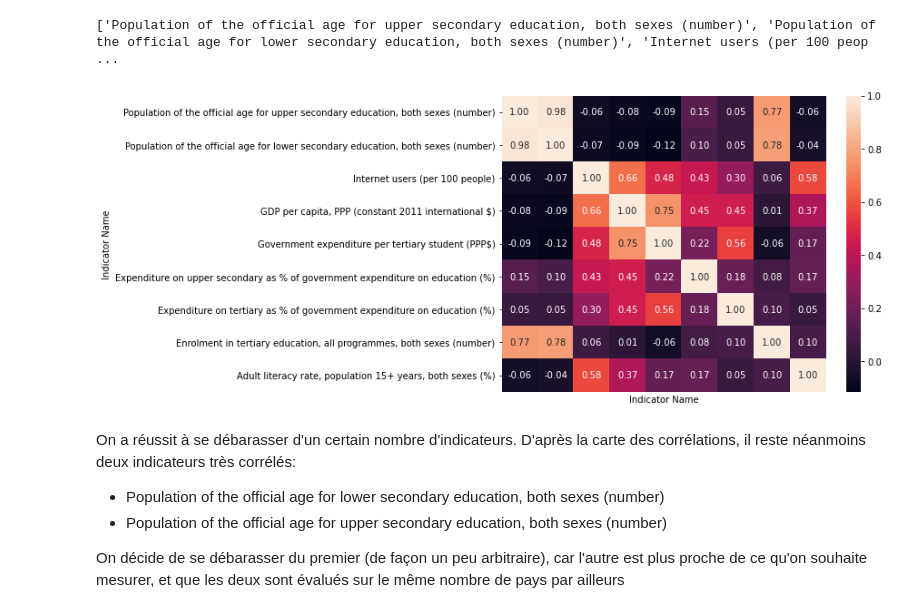
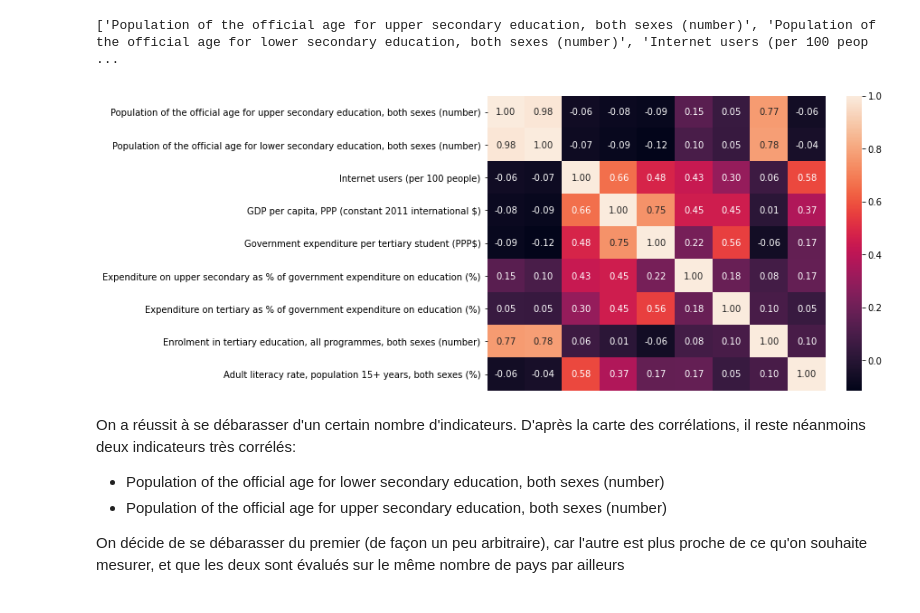
Before and after one commit to OlivierLegrand/P7, a Jupyter notebook: P2_EdStats_Academy.ipynb, the cells around one changed output. Drawn from its saved outputs; the diff is of its cells as text; code cells hidden in the pictures.

Commit message:
modifications sur le support et le notebook
modification des graphiques de la partie Nettoyage: utilisation de la bibliothèque seaborn

```diff
--- a/P2_EdStats_Academy.ipynb
+++ b/P2_EdStats_Academy.ipynb
@@ -1219,6 +1219,6 @@ df = past_data_countries.loc(axis=0)[:,:, 2000:2016]
 smallc = df['Population of the official age for upper secondary education, both sexes (number)'] < 11572
 
 index = smallc[smallc].index
-nan_countries = index.get_level_values(1)
-print(nan_countries.unique())
+small_countries = index.get_level_values(1)
+print(small_countries.unique())
 # %% [output]
@@ -1330,10 +1324,10 @@ y = tr.loc[index, ind[1]].sort_values().index
 for i, c in enumerate(ind):
     plt.figure(figsize=(8, 5))
     width = tr.loc[y, c]
-    plt.barh(y=y, width=width)
+    sns.barplot(x=width, y=y, color="b")
     plt.title(c, fontsize=12)
     plt.xlabel('Taux de remplissage (%)')
-    plt.xlim([0, 1])
+    plt.xlim([0, 1.1])
     plt.gcf().subplots_adjust(left=0.2, right=0.9)
     #plt.savefig('./livrables/images/'+c+'.png')
     plt.show()
@@ -1433,18 +1427,17 @@ Affichons les résultats
 # %%
 pd.reset_option("precision")
-year_counts = {}
-annee_ref = {}
+
+# On stocke les années de référence dans le dictionnaire annee_ref qui sera utile pour la suite
+#annee_ref[c] = int(year_lastentry[c].value_counts().idxmax()) # int() pour avoir les années au format entier et non  2011.0 par exemple
 cols = year_lastentry.columns
+annee_ref = {c:int(year_lastentry[c].value_counts().idxmax()) for c in cols}
+bins = np.arange(2000, 2018)
+
+# Diagrammes en bâtons pour chaque indicateur
 fig, axs = plt.subplots(len(cols), 1, figsize=(10, 80))
 
-# Préparation des données
 for i, c in enumerate(cols):
-    years = year_lastentry.groupby(c)[c].value_counts().index.get_level_values(0).astype('int')
-    year_counts[c] = year_lastentry.groupby(c)[c].count()
-    # On stocke les années de référence dans le dictionnaire annee_ref qui sera utile pour la suite
-    annee_ref[c] = int(year_lastentry[c].value_counts().idxmax()) # int() pour avoir les années au format entier et non  2011.0 par exemple
-
-    axs[i].bar(x=years, height=year_counts[c])
+    sns.histplot(year_lastentry[c], ax=axs[i], bins=bins, color="b")
     axs[i].set_title(c)
     axs[i].set_xlabel('Année')
     axs[i].set_ylabel('Nombre d\'occurrences')
@@ -1543,11 +1518,15 @@ print(selected)
 # %% [output]
 ['Population of the official age for upper secondary education, both sexes (number)', 'Population of the official age for lower secondary education, both sexes (number)', 'Internet users (per 100 peop ...
 # %%
-plt.figure(figsize=(8, 6))
+plt.figure(figsize=(13, 6))
 sns.heatmap(past_data_countries[selected].corr(), annot=True, xticklabels=False, fmt=".2f")
+plt.xlabel("")
+plt.ylabel("")
+plt.gcf().subplots_adjust(left=0.5, right=1)
+plt.savefig('./livrables/images/corr_1.png', dpi=300)
 plt.show()
 # %% [output]
-[figure, old version]
+[figure, new version]
 # %% [markdown]
 On a réussit à se débarasser d'un certain nombre d'indicateurs. D'après la carte des corrélations, il reste néanmoins deux indicateurs très corrélés:
 - Population of the official age for lower secondary education, both sexes (number)
```
Also changed, not shown: parts of 28 cells of this notebook, 1 other file.
